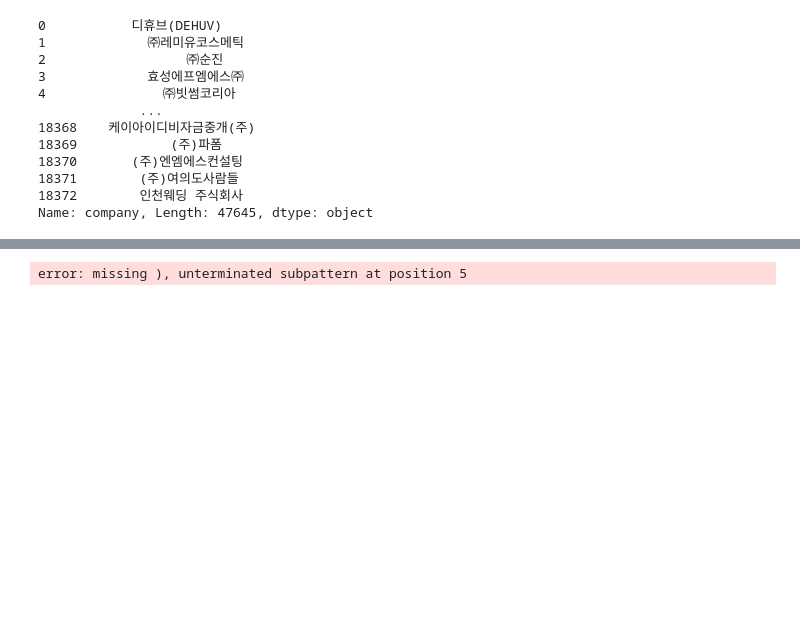
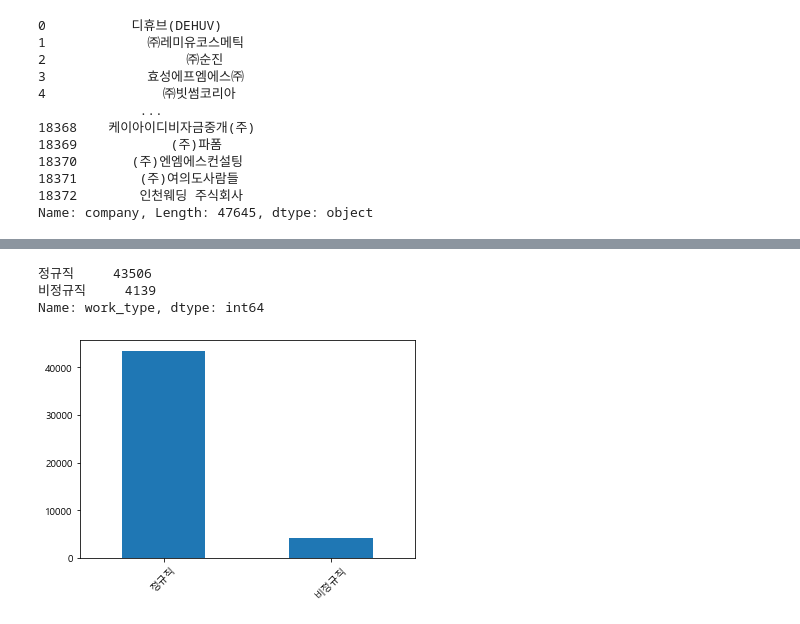
Before and after one commit to EdgarAn-Portfolio1/Recruit_DataAnalysis, a Jupyter notebook: JYS/3.EDA/saramim_jobkorea_sjy_EDA.ipynb, the cells around one changed output, grey strips where cells are left out. Saved outputs shown, nothing was run; the diff lists cells and outputs as text; code cells hidden in the pictures; blank space fills up the shorter version.

```diff
--- a/JYS/3.EDA/saramim_jobkorea_sjy_EDA.ipynb
+++ b/JYS/3.EDA/saramim_jobkorea_sjy_EDA.ipynb
@@ -154,6 +180,20 @@ Name: company, Length: 47645, dtype: object
+# %%
+df['work_type'] = df['work_type'].str.replace(" ","")
 # %%
-for i in df[(df['company'].str.contains('㈜'))|(df['company'].str.contains('(주)'))]['company'].values:
-    df['stock'] = df['company'].str.replace(i,"주식회사")
+for i in df[df['work_type'].str.contains('정규직')]['work_type'].values:
+    df['work_type'] = df['work_type'].str.replace(i,"정규직")
-# %% [output]
-error: missing ), unterminated subpattern at position 5
+# %%
+df['work_type2'] = df['work_type'].apply(lambda x: "정규직" if x in ["정규직"] else "비정규직")
+# %%
+df['work_type2'].value_counts()
+# %% [output]
+정규직     43506
+비정규직     4139
+Name: work_type, dtype: int64
+# %%
+df['work_type'].value_counts().plot(kind='bar')
+plt.xticks(rotation=45)
+plt.show()
+# %% [output]
+[figure, added]
 # %%
```
Also changed, not shown: parts of 12 cells of this notebook, 8 other files.
